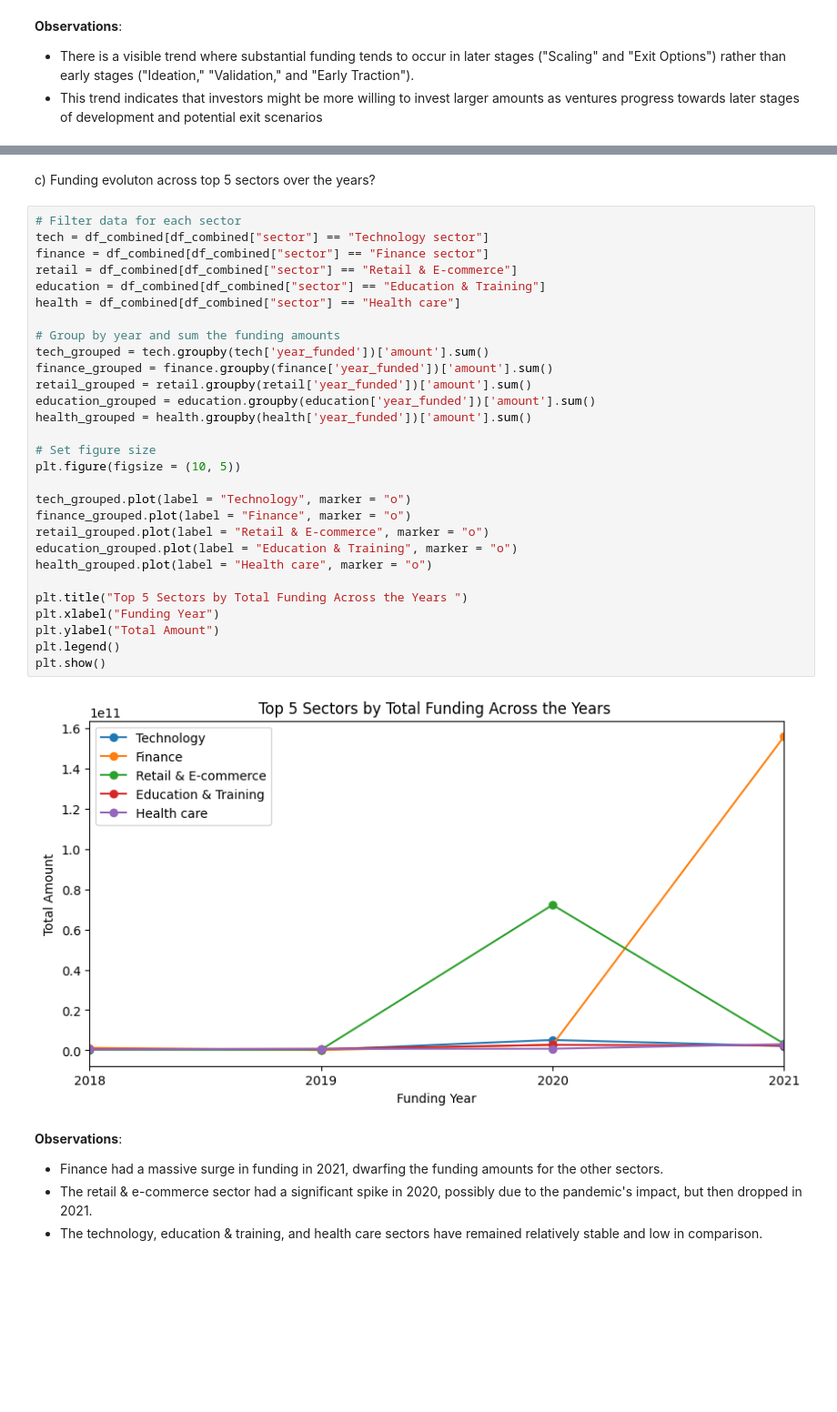
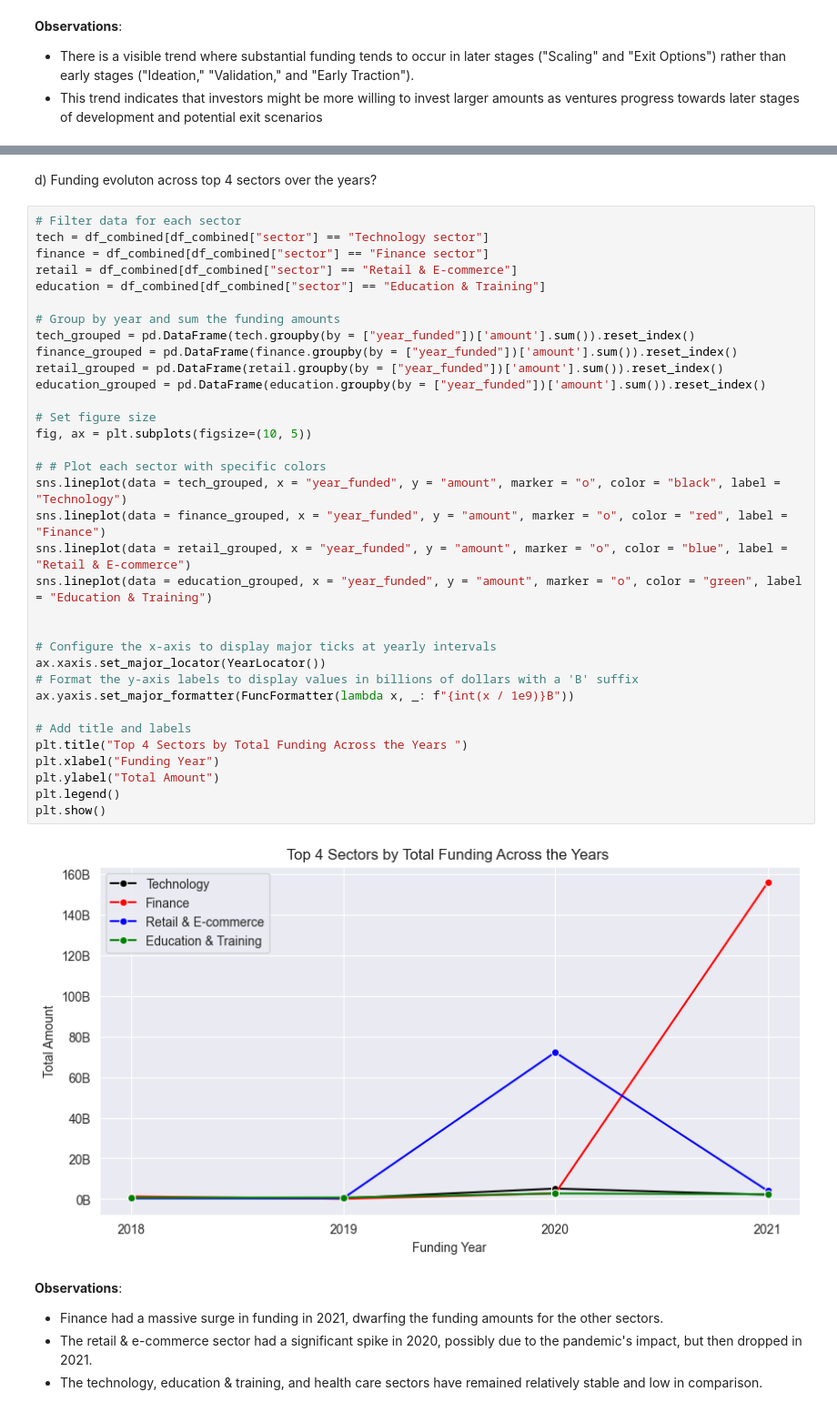
Before and after one commit to edadso/Exploring-Opportunities-in-the-Indian-Startup-Ecosystem, a Jupyter notebook: project_code.ipynb, the cells around one changed output, grey strips where cells are left out. Shown: that part at 91% size. Saved outputs shown, nothing was run; the diff lists cells and outputs as text; blank space fills up the shorter version.

```diff
--- a/project_code.ipynb
+++ b/project_code.ipynb
@@ -1447,36 +1510,41 @@ plt.show()
 # %% [markdown]
-c) Funding evoluton across top 5 sectors over the years?
+d) Funding evoluton across top 4 sectors over the years?
 # %%
 # Filter data for each sector
 tech = df_combined[df_combined["sector"] == "Technology sector"]
 finance = df_combined[df_combined["sector"] == "Finance sector"]
 retail = df_combined[df_combined["sector"] == "Retail & E-commerce"]
 education = df_combined[df_combined["sector"] == "Education & Training"]
-health = df_combined[df_combined["sector"] == "Health care"]
 
 # Group by year and sum the funding amounts
-tech_grouped = tech.groupby(tech['year_funded'])['amount'].sum()
-finance_grouped = finance.groupby(finance['year_funded'])['amount'].sum()
-retail_grouped = retail.groupby(retail['year_funded'])['amount'].sum()
-education_grouped = education.groupby(education['year_funded'])['amount'].sum()
-health_grouped = health.groupby(health['year_funded'])['amount'].sum()
+tech_grouped = pd.DataFrame(tech.groupby(by = ["year_funded"])['amount'].sum()).reset_index()
+finance_grouped = pd.DataFrame(finance.groupby(by = ["year_funded"])['amount'].sum()).reset_index()
+retail_grouped = pd.DataFrame(retail.groupby(by = ["year_funded"])['amount'].sum()).reset_index()
+education_grouped = pd.DataFrame(education.groupby(by = ["year_funded"])['amount'].sum()).reset_index()
 
 # Set figure size
-plt.figure(figsize = (10, 5))
+fig, ax = plt.subplots(figsize=(10, 5))
 
-tech_grouped.plot(label = "Technology", marker = "o")
-finance_grouped.plot(label = "Finance", marker = "o")
-retail_grouped.plot(label = "Retail & E-commerce", marker = "o")
-education_grouped.plot(label = "Education & Training", marker = "o")
-health_grouped.plot(label = "Health care", marker = "o")
+# # Plot each sector with specific colors
+sns.lineplot(data = tech_grouped, x = "year_funded", y = "amount", marker = "o", color = "black", label = "Technology")
+sns.lineplot(data = finance_grouped, x = "year_funded", y = "amount", marker = "o", color = "red", label = "Finance")
+sns.lineplot(data = retail_grouped, x = "year_funded", y = "amount", marker = "o", color = "blue", label = "Retail & E-commerce")
+sns.lineplot(data = education_grouped, x = "year_funded", y = "amount", marker = "o", color = "green", label = "Education & Training")
 
-plt.title("Top 5 Sectors by Total Funding Across the Years ")
+
+# Configure the x-axis to display major ticks at yearly intervals
+ax.xaxis.set_major_locator(YearLocator())
+# Format the y-axis labels to display values in billions of dollars with a 'B' suffix
+ax.yaxis.set_major_formatter(FuncFormatter(lambda x, _: f"{int(x / 1e9)}B"))
+
+# Add title and labels
+plt.title("Top 4 Sectors by Total Funding Across the Years ")
 plt.xlabel("Funding Year")
 plt.ylabel("Total Amount")
 plt.legend()
 plt.show()
 # %% [output]
-[figure, old version]
+[figure, new version]
 # %% [markdown]
 **Observations**:
 
```
Also changed, not shown: parts of 22 cells of this notebook.
